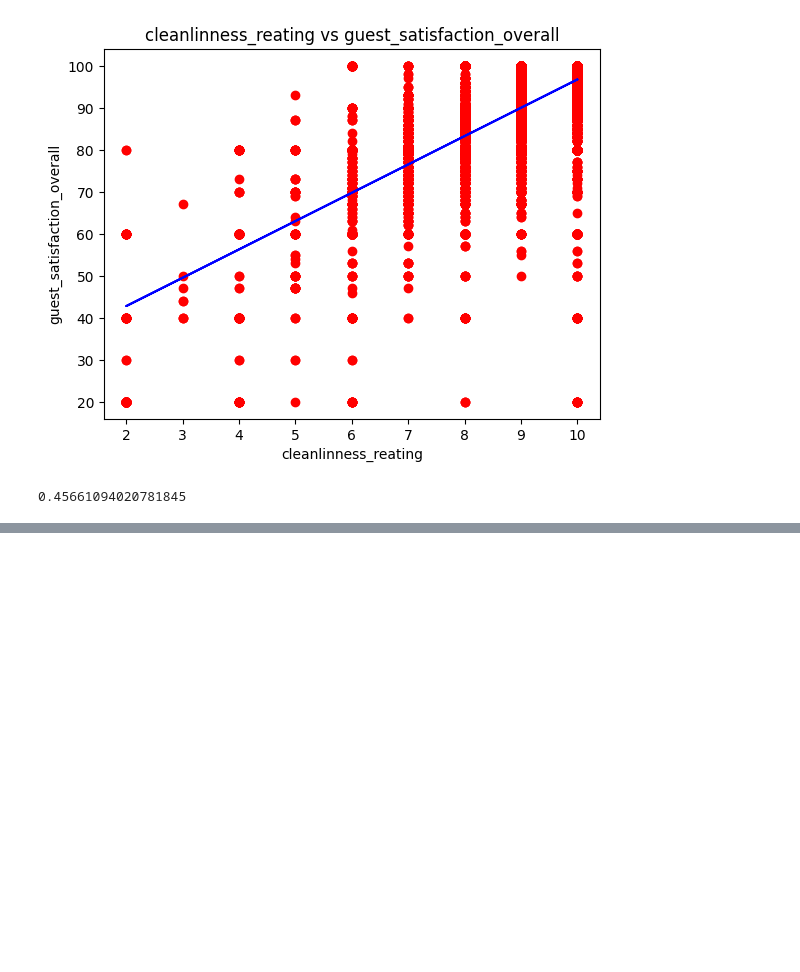
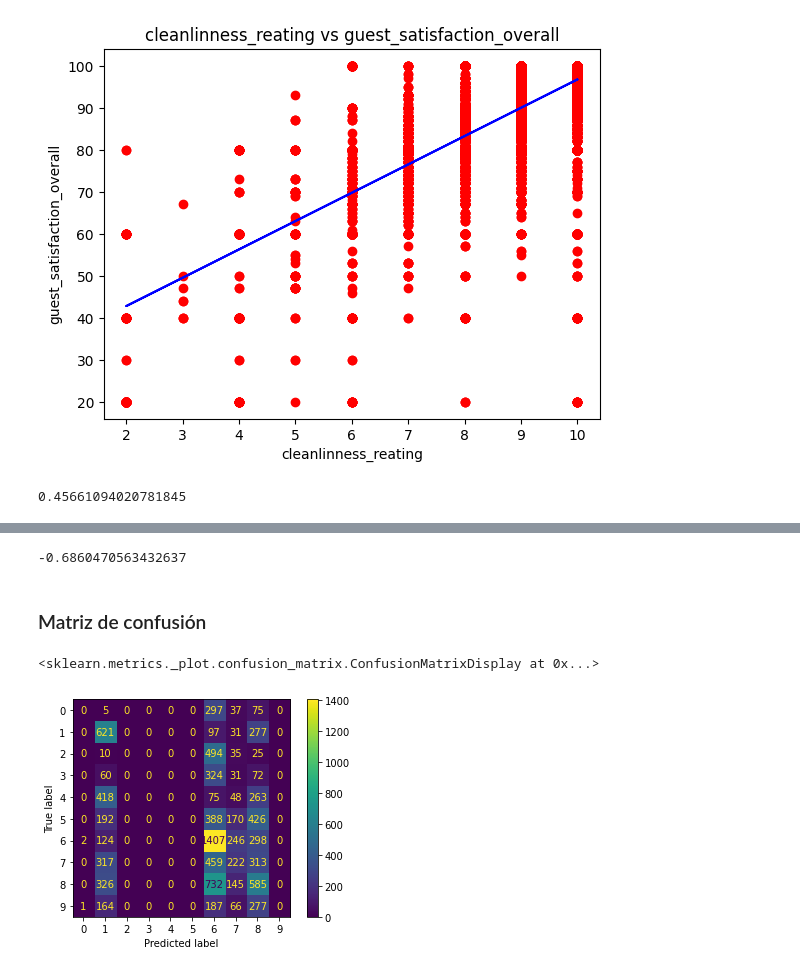
Before and after one commit to Leo12Casale/AnalisisDatos-Accidentes, a Jupyter notebook: Graficos.ipynb, the cells around one changed output, grey strips where cells are left out. Drawn from its saved outputs; the diff is of its cells as text; code cells hidden in the pictures; blank space fills up the shorter version.

```diff
--- a/Graficos.ipynb
+++ b/Graficos.ipynb
@@ -670,0 +771,12 @@ r2
+# %%
+dataset = df
+
+#Convertimos las variables categóricas en numéricas, y creamos 2 nuevas columna:
+city_category_order = {'Amsterdam': 0, 'Athens': 1, 'Barcelona': 2, 'Berlin':3,'Budapest':4, 'Lisbon':5, 'London':6, 'Paris':7, 'Rome':8, 'Vienna':9}
+dataset['city_category'] = dataset['city'].map(city_category_order)
+
+room_category_order = {'Private room': 0, 'Shared room': 1, 'Entire home/apt': 2}
+dataset['room_type_category'] = dataset['room_type'].map(room_category_order)
+X = dataset.iloc[:, [2, -2]].values # Seleccionar variables dayPrice y room_type_category
+
+y = dataset.iloc[:,-1].values
@@ -670,0 +797,8 @@ r2
+# %%
+X_train, X_test, y_train, y_test = train_test_split(X, y, test_size = 0.2, random_state = 75)
+
+regressor = LogisticRegression()
+regressor.fit(X_train, y_train)
+
+y_pred = regressor.predict(X_test)
+y_pred
@@ -670,0 +814,12 @@ r2
+# %%
+r2 = r2_score(y_test, y_pred)
+r2
+# %% [output]
+-0.6860470563432637
+# %% [markdown]
+### Matriz de confusión
+# %%
+plot_confusion_matrix(regressor, X_test, y_test)
+# %% [output]
+<sklearn.metrics._plot.confusion_matrix.ConfusionMatrixDisplay at 0x...>
+[figure, added]
```
Also changed, not shown: parts of 23 cells of this notebook.
